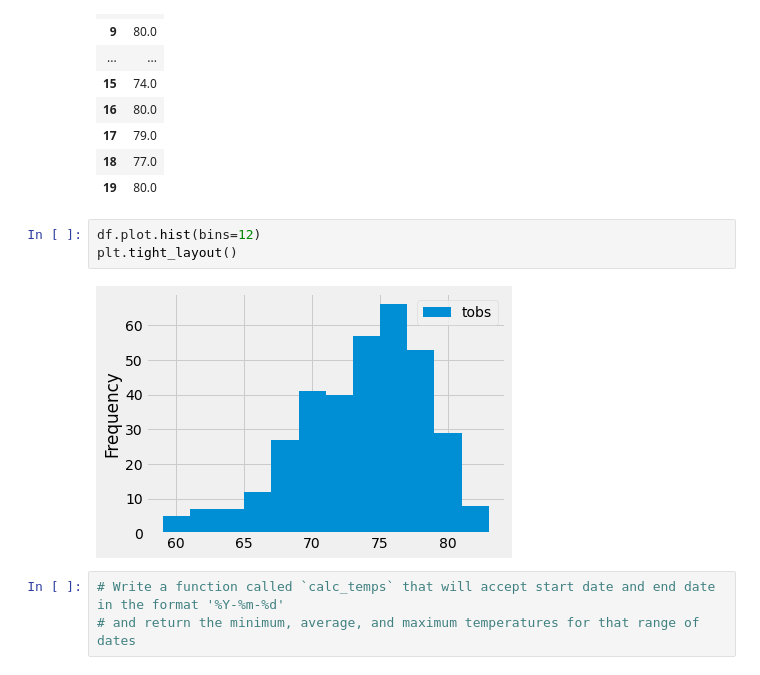
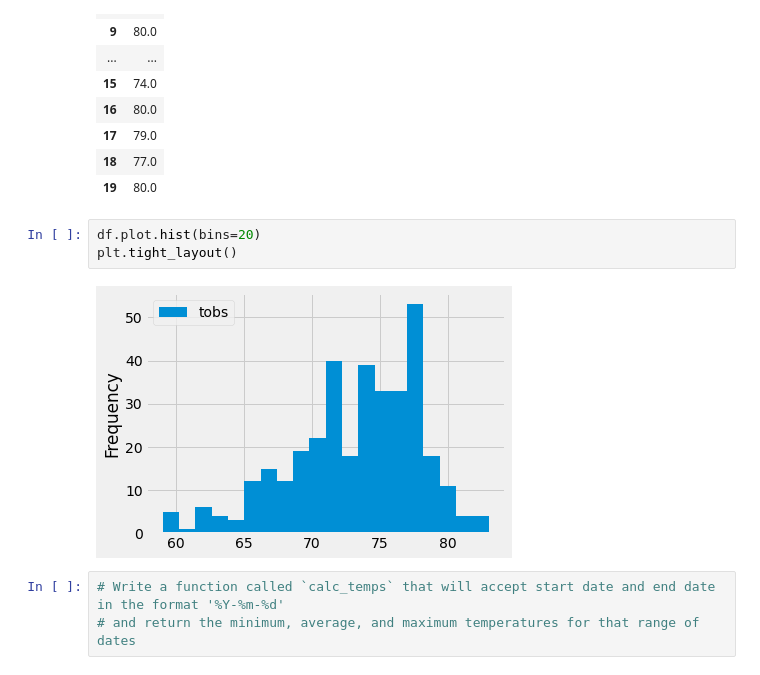
Before and after one commit to ZackGheen/Surfs_up, a Jupyter notebook: climate_analysis.ipynb, the cells around one changed output. Saved outputs shown, nothing was run; the diff lists cells and outputs as text.

```diff
--- a/climate_analysis.ipynb
+++ b/climate_analysis.ipynb
@@ -193,10 +193,10 @@ df.head(20)
 | 18 | 77.0 |
 | 19 | 80.0 |
 # %%
-df.plot.hist(bins=12)
+df.plot.hist(bins=20)
 plt.tight_layout()
 # %% [output]
-[figure, old version]
+[figure, new version]
 # %%
 # Write a function called `calc_temps` that will accept start date and end date in the format '%Y-%m-%d'
 # and return the minimum, average, and maximum temperatures for that range of dates
```
Also changed, not shown: 2 other files.
